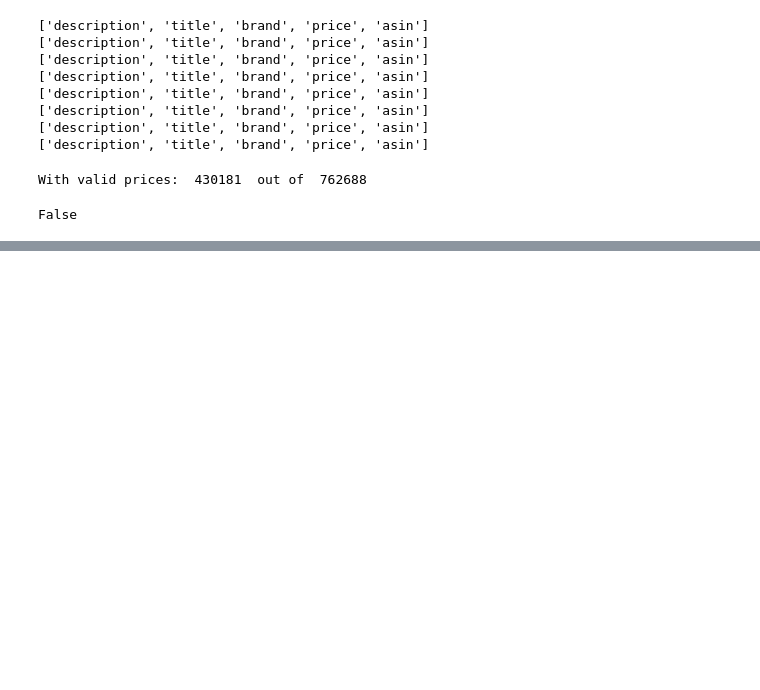
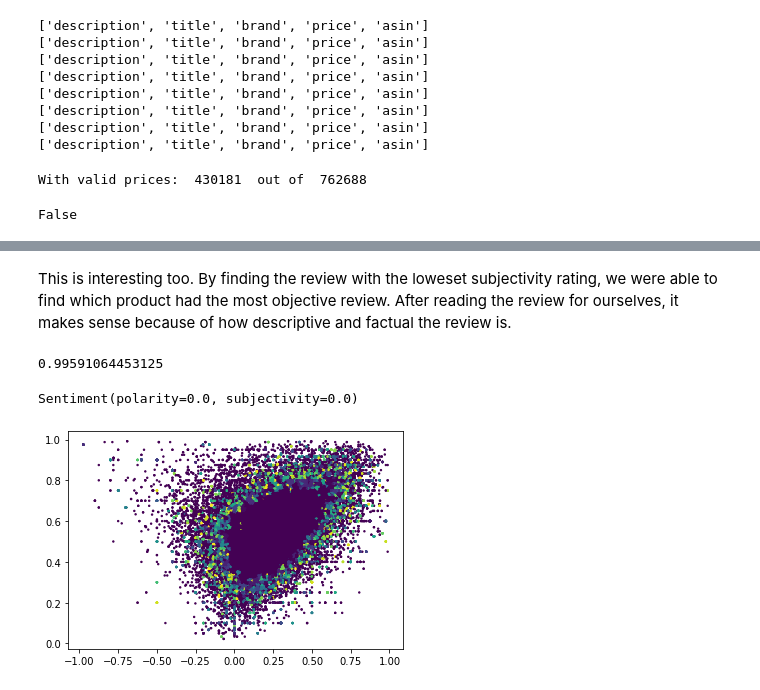
Before and after one commit to copl68/Cisc367Final, a Jupyter notebook: messy.ipynb, the cells around one changed output, grey strips where cells are left out. Cells and saved outputs as stored; diff of their text form; code cells hidden in the pictures; blank space fills up the shorter version.

```diff
--- a/messy.ipynb
+++ b/messy.ipynb
@@ -160,0 +424,2 @@ products.to_csv('data/products.csv')
+# %% [markdown]
+This is interesting too. By finding the review with the loweset subjectivity rating, we were able to find which product had the most objective review. After reading the review for ourselves, it makes sense because of how descriptive and factual the review is.
@@ -160,0 +428,24 @@ products.to_csv('data/products.csv')
+# %%
+reviews = pd.read_csv("with_sent.csv", low_memory=False)
+temp = reviews[reviews['polarity'] > -1]
+reviews = temp[temp['polarity'] < 1]
+temp = reviews[reviews['subjectivity'] > 0]
+reviews = temp[temp['subjectivity'] < 1]
+reviews['polarity'].max()
+# %% [output]
+0.99591064453125
+# %%
+a = reviews['reviewText'][2]
+a = "I bought this as a gift She hates it"
+a = "kill me"
+TextBlob("I bought this as a gift She hates it").sentiment
+# Just playing around... whyre they 0.0 lol
+# %% [output]
+Sentiment(polarity=0.0, subjectivity=0.0)
+# %%
+model = DBSCAN(.005)
+model.fit(reviews[['polarity', 'subjectivity']][0:100000])
+plt.scatter(reviews['polarity'][0:100000], reviews['subjectivity'][0:100000], s=2, c=model.labels_)#, alpha=.05)
+plt.show()
+# %% [output]
+[figure, added]
```
Also changed, not shown: parts of 69 cells of this notebook, 1 other file.
